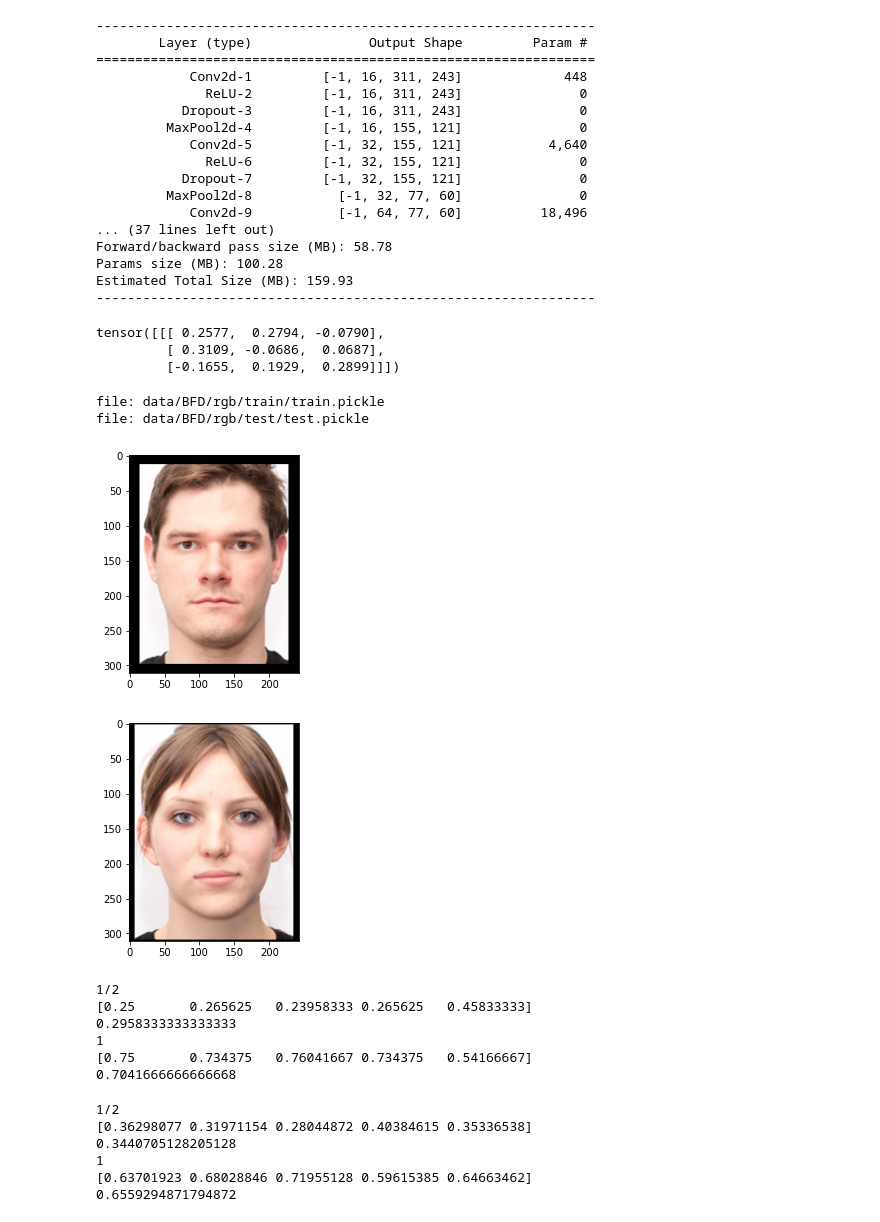
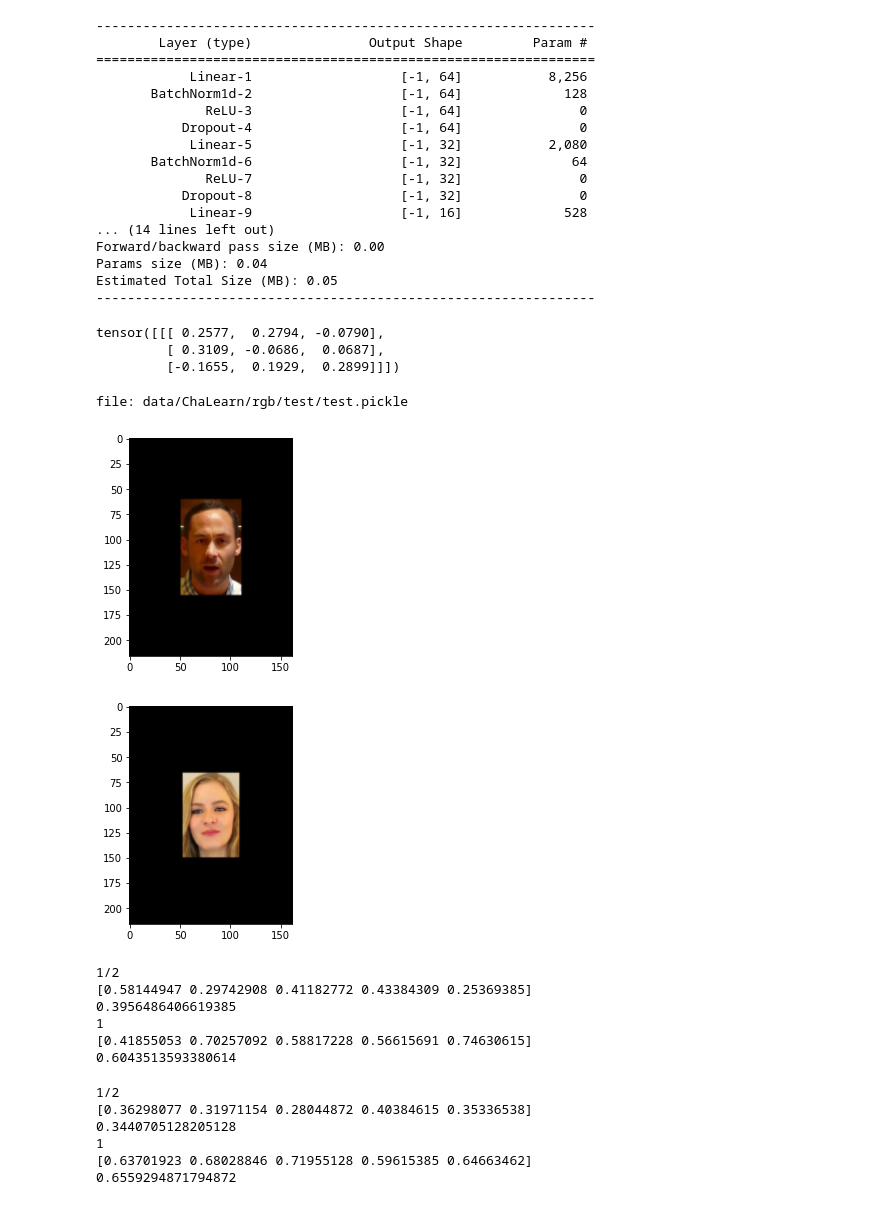
Before and after one commit to Krl1/PersonalityPrediction, a Jupyter notebook: test_model.ipynb, the cells around one changed output. Cells and saved outputs as stored; diff of their text form; code cells hidden in the pictures.

```diff
--- a/test_model.ipynb
+++ b/test_model.ipynb
@@ -16,38 +16,38 @@ from torch.nn import functional as F
 from torchsummary import summary
 import torch
 # %%
-# mlp = MLP(
+mlp = MLP(
+        lr=NetworkConfig.lr,
+        batch_norm=NetworkConfig.batch_norm,
+        negative_slope=NetworkConfig.negative_slope,
+        dropout = NetworkConfig.dropout
+        )
+summary(mlp.cuda(), (128,) )
+
+# model = CNN8(
 #         lr=NetworkConfig.lr,
 #         batch_norm=NetworkConfig.batch_norm,
 #         negative_slope=NetworkConfig.negative_slope,
 #         dropout = NetworkConfig.dropout
 #         )
-# summary(mlp.cuda(), (128,), 16)
-
-cnn7 = CNN8(
-        lr=NetworkConfig.lr,
-        batch_norm=NetworkConfig.batch_norm,
-        negative_slope=NetworkConfig.negative_slope,
-        dropout = NetworkConfig.dropout
-        )
-summary(cnn7.cuda(), (311, 243, 3))
+# summary(model.cuda(), (311, 243, 1))
 # %% [output]
 ----------------------------------------------------------------
         Layer (type)               Output Shape         Param #
 ================================================================
-            Conv2d-1         [-1, 16, 311, 243]             448
-              ReLU-2         [-1, 16, 311, 243]               0
-           Dropout-3         [-1, 16, 311, 243]               0
-         MaxPool2d-4         [-1, 16, 155, 121]               0
-            Conv2d-5         [-1, 32, 155, 121]           4,640
-              ReLU-6         [-1, 32, 155, 121]               0
-           Dropout-7         [-1, 32, 155, 121]               0
-         MaxPool2d-8           [-1, 32, 77, 60]               0
-            Conv2d-9           [-1, 64, 77, 60]          18,496
-... (37 lines left out)
-Forward/backward pass size (MB): 58.78
-Params size (MB): 100.28
-Estimated Total Size (MB): 159.93
+            Linear-1                   [-1, 64]           8,256
+       BatchNorm1d-2                   [-1, 64]             128
+              ReLU-3                   [-1, 64]               0
+           Dropout-4                   [-1, 64]               0
+            Linear-5                   [-1, 32]           2,080
+       BatchNorm1d-6                   [-1, 32]              64
+              ReLU-7                   [-1, 32]               0
+           Dropout-8                   [-1, 32]               0
+            Linear-9                   [-1, 16]             528
+... (14 lines left out)
+Forward/backward pass size (MB): 0.00
+Params size (MB): 0.04
+Estimated Total Size (MB): 0.05
 ----------------------------------------------------------------
 # %%
 checkpoints_dir = Path(LocationConfig.checkpoints_dir)
@@ -70,24 +70,23 @@ dm = Datamodule(
         train_dir=train_data_path,
         val_dir=test_data_path,
         )
-# dm.setup(val_only=True)
-dm.setup()
+dm.setup(val_only=True)
+# dm.setup()
 # %% [output]
-file: data/BFD/rgb/train/train.pickle
-file: data/BFD/rgb/test/test.pickle
+file: data/ChaLearn/rgb/test/test.pickle
 # %%
 from matplotlib import pyplot as plt
 i=0
 for batch in tqdm(dm.val_dataloader()):
     image = batch['normalized'][0,:,:]
     plt.figure()
     plt.imshow(cv2.cvtColor(np.array(image), cv2.COLOR_BGR2RGB))
-#     if i == 1:
-#         break
-#     i+=1
+    if i == 1:
+        break
+    i+=1
 # %% [output]
-[figure, old version]
+[figure, new version]
-[figure, old version]
+[figure, new version]
 # %%
 acc_class_global_1 = np.zeros(5)
 acc_class_global_12 = np.zeros(5)
@@ -113,11 +112,11 @@ print(acc_class_global_1)
 print(acc_class_global_1.mean())
 # %% [output]
 1/2
-[0.25       0.265625   0.23958333 0.265625   0.45833333]
-0.2958333333333333
+[0.58144947 0.29742908 0.41182772 0.43384309 0.25369385]
+0.3956486406619385
 1
-[0.75       0.734375   0.76041667 0.734375   0.54166667]
-0.7041666666666668
+[0.41855053 0.70257092 0.58817228 0.56615691 0.74630615]
+0.6043513593380614
 # %%
 acc_class_global_1 = np.zeros(5)
 acc_class_global_12 = np.zeros(5)
```
Also changed, not shown: parts of 6 cells of this notebook, 16 other files.
